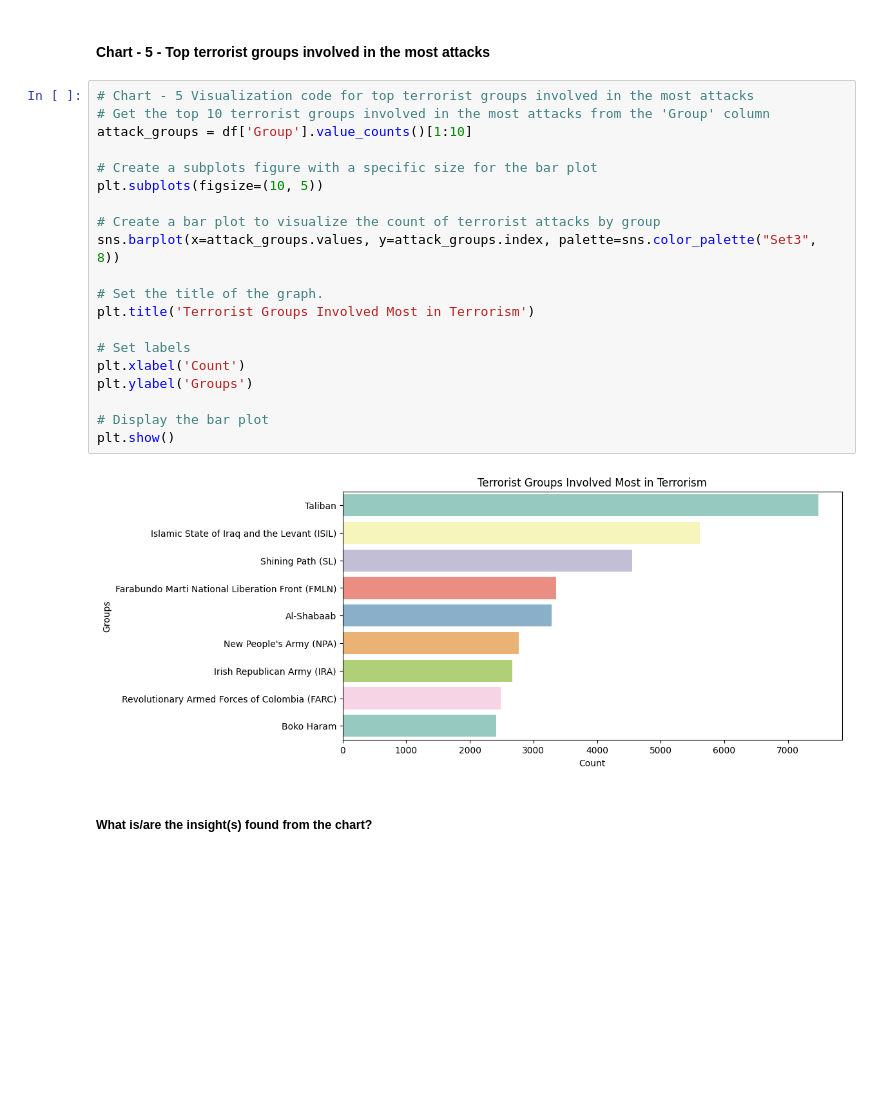
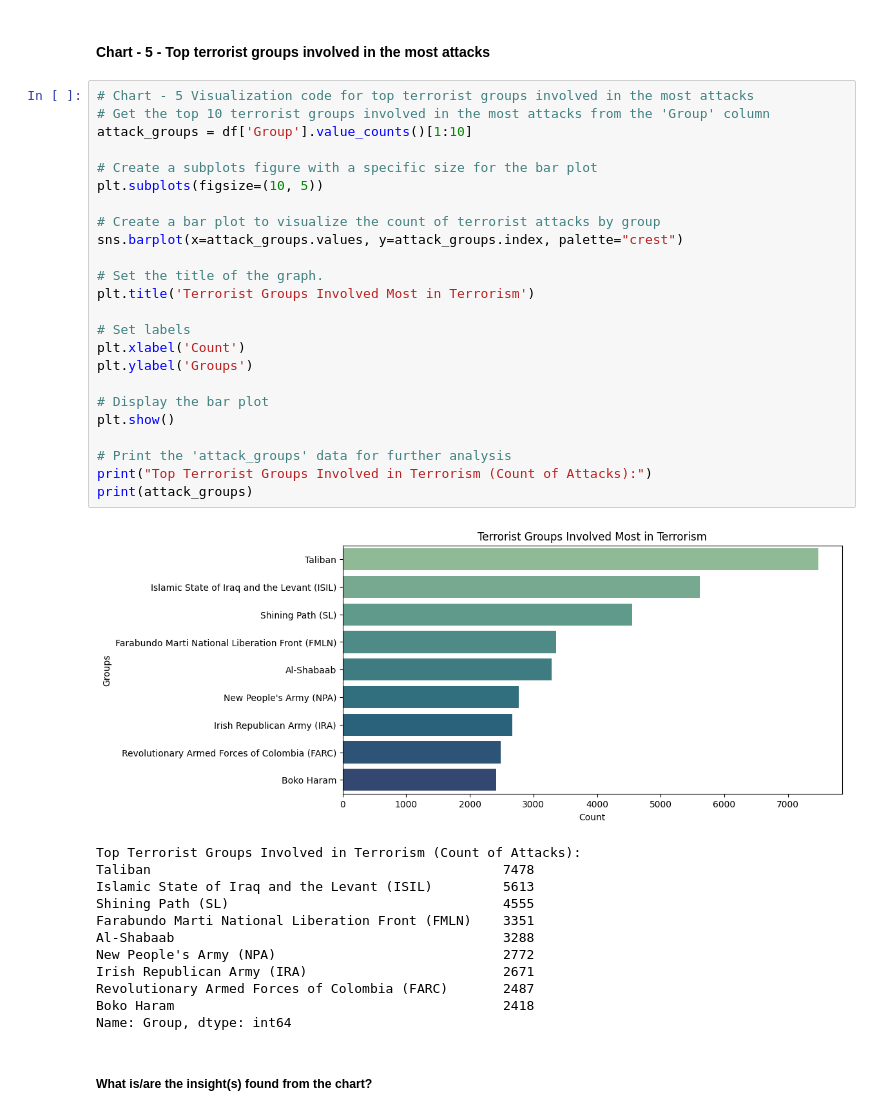
Before and after one commit to Apaulgithub/CVIP_Data_Science_Intern, a Jupyter notebook: Exploratory Data Analysis - Terrorism/Exploratory_Data_Analysis_Terrorism.ipynb, the cells around one changed output. Drawn from its saved outputs; the diff is of its cells as text; blank space fills up the shorter version.

Commit message:
Added almost 10 visualization charts

```diff
--- a/Exploratory Data Analysis - Terrorism/Exploratory_Data_Analysis_Terrorism.ipynb
+++ b/Exploratory Data Analysis - Terrorism/Exploratory_Data_Analysis_Terrorism.ipynb
@@ -380,25 +379,40 @@ The analysis of the top countries affected by terrorist attacks reveals the foll
 # %%
 # Chart - 5 Visualization code for top terrorist groups involved in the most attacks
 # Get the top 10 terrorist groups involved in the most attacks from the 'Group' column
 attack_groups = df['Group'].value_counts()[1:10]
 
 # Create a subplots figure with a specific size for the bar plot
 plt.subplots(figsize=(10, 5))
 
 # Create a bar plot to visualize the count of terrorist attacks by group
-sns.barplot(x=attack_groups.values, y=attack_groups.index, palette=sns.color_palette("Set3", 8))
+sns.barplot(x=attack_groups.values, y=attack_groups.index, palette="crest")
 
 # Set the title of the graph.
 plt.title('Terrorist Groups Involved Most in Terrorism')
 
 # Set labels
 plt.xlabel('Count')
 plt.ylabel('Groups')
 
 # Display the bar plot
 plt.show()
+
+# Print the 'attack_groups' data for further analysis
+print("Top Terrorist Groups Involved in Terrorism (Count of Attacks):")
+print(attack_groups)
 # %% [output]
-[figure, old version]
+[figure, new version]
+Top Terrorist Groups Involved in Terrorism (Count of Attacks):
+Taliban                                             7478
+Islamic State of Iraq and the Levant (ISIL)         5613
+Shining Path (SL)                                   4555
+Farabundo Marti National Liberation Front (FMLN)    3351
+Al-Shabaab                                          3288
+New People's Army (NPA)                             2772
+Irish Republican Army (IRA)                         2671
+Revolutionary Armed Forces of Colombia (FARC)       2487
+Boko Haram                                          2418
+Name: Group, dtype: int64
 # %% [markdown]
 ##### What is/are the insight(s) found from the chart?
 # %% [markdown]
```
Also changed, not shown: parts of 23 cells of this notebook.
